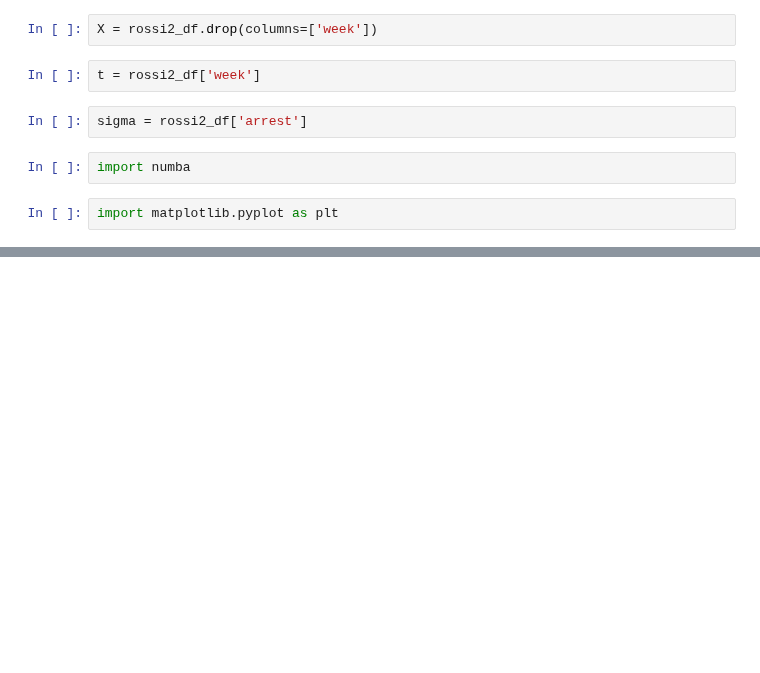
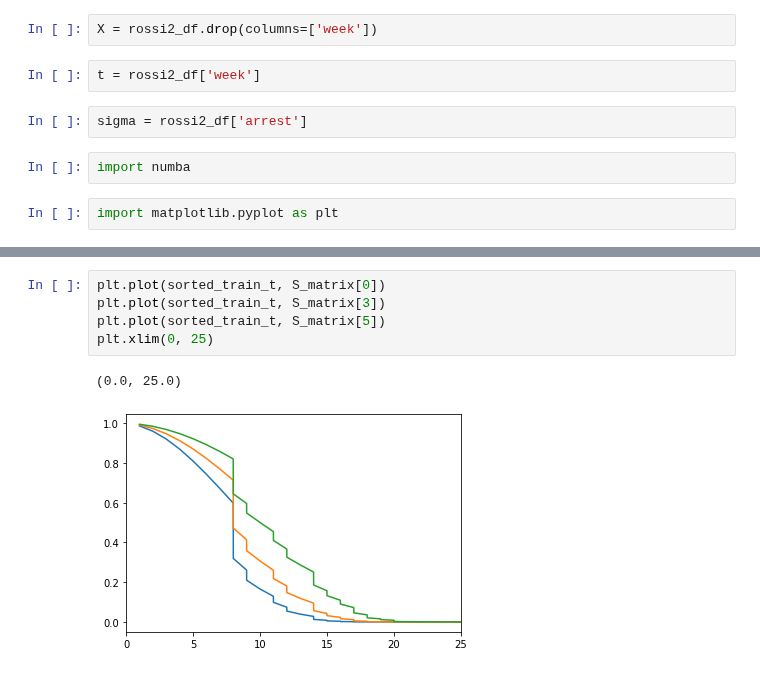
Before and after one commit to belya/survival-regression, a Jupyter notebook: catboost-survival-regression.ipynb, the cells around one changed output, grey strips where cells are left out. Drawn from its saved outputs; the diff is of its cells as text; blank space fills up the shorter version.

```diff
--- a/catboost-survival-regression.ipynb
+++ b/catboost-survival-regression.ipynb
@@ -390,0 +421,8 @@ for i in range(0, 1):
+# %%
+plt.plot(sorted_train_t, S_matrix[0])
+plt.plot(sorted_train_t, S_matrix[3])
+plt.plot(sorted_train_t, S_matrix[5])
+plt.xlim(0, 25)
+# %% [output]
+(0.0, 25.0)
+[figure, added]
```
Also changed, not shown: parts of 27 cells of this notebook.
